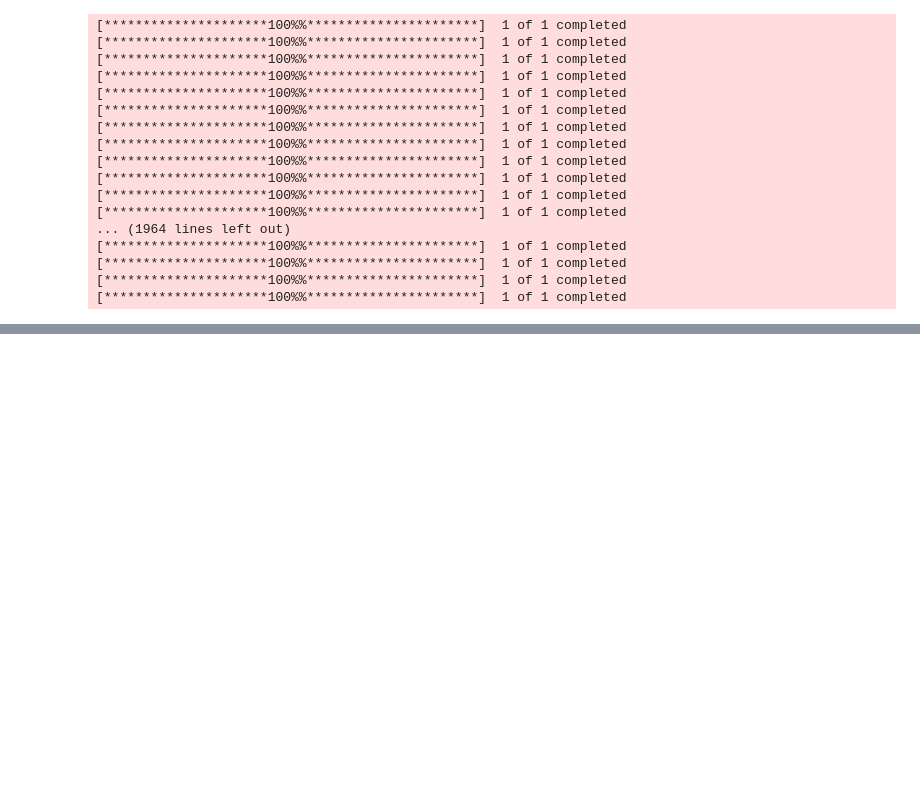
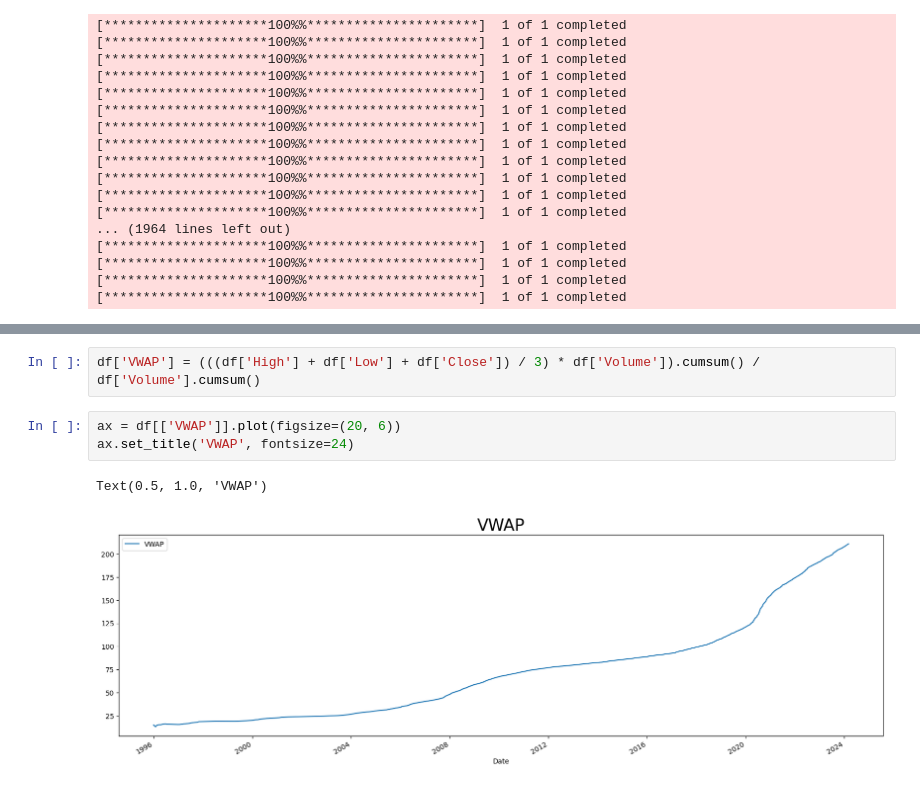
Before and after one commit to HP3-16/time-series-stocks, a Jupyter notebook: main_update_v1.ipynb, the cells around one changed output, grey strips where cells are left out. Drawn from its saved outputs; the diff is of its cells as text; blank space fills up the shorter version.

```diff
--- a/main_update_v1.ipynb
+++ b/main_update_v1.ipynb
@@ -94,0 +97,8 @@ ax.set_title('High v/s Low', fontsize=24);
+# %%
+df['VWAP'] = (((df['High'] + df['Low'] + df['Close']) / 3) * df['Volume']).cumsum() / df['Volume'].cumsum()
+# %%
+ax = df[['VWAP']].plot(figsize=(20, 6))
+ax.set_title('VWAP', fontsize=24)
+# %% [output]
+Text(0.5, 1.0, 'VWAP')
+[figure, added]
```
Also changed, not shown: parts of 6 cells of this notebook.
